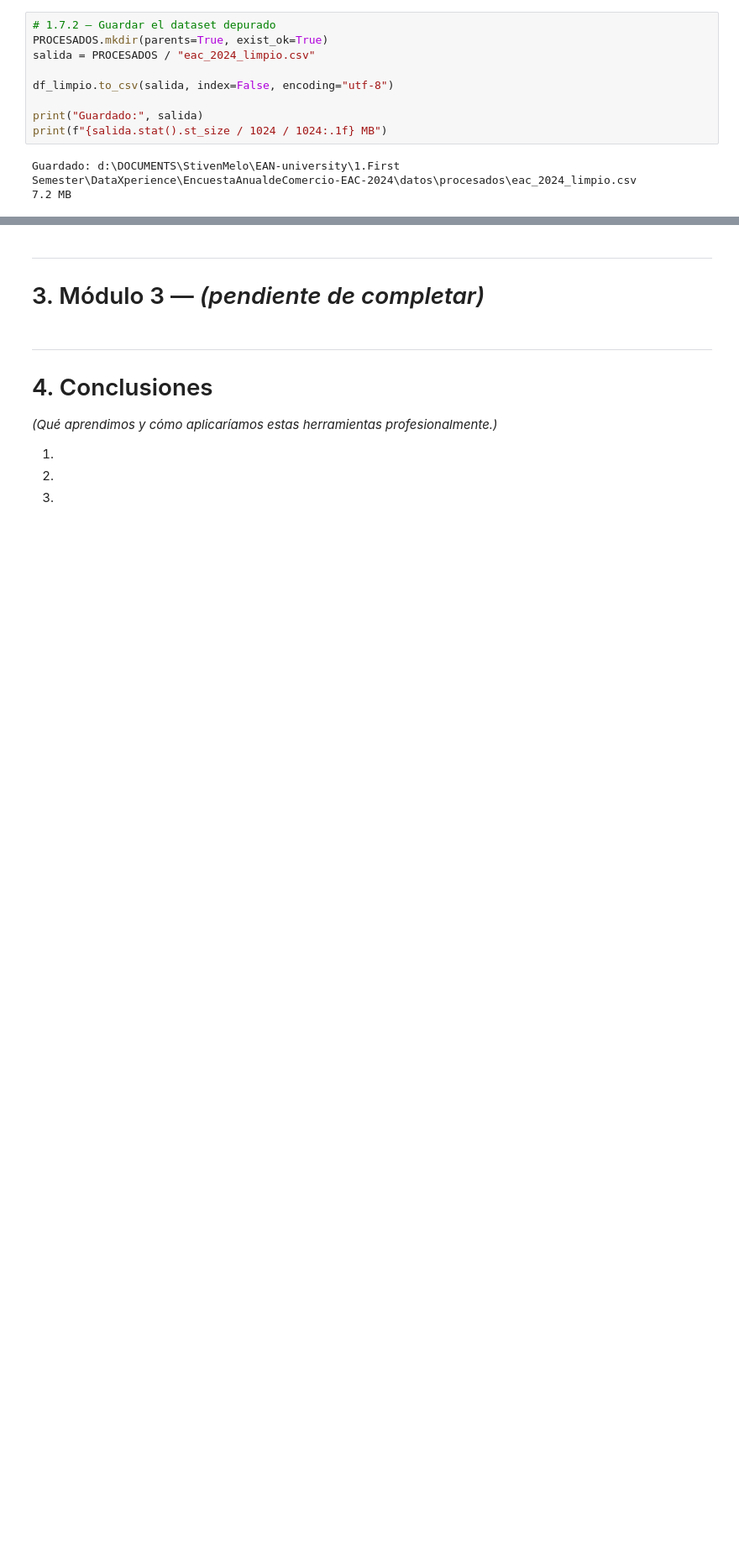
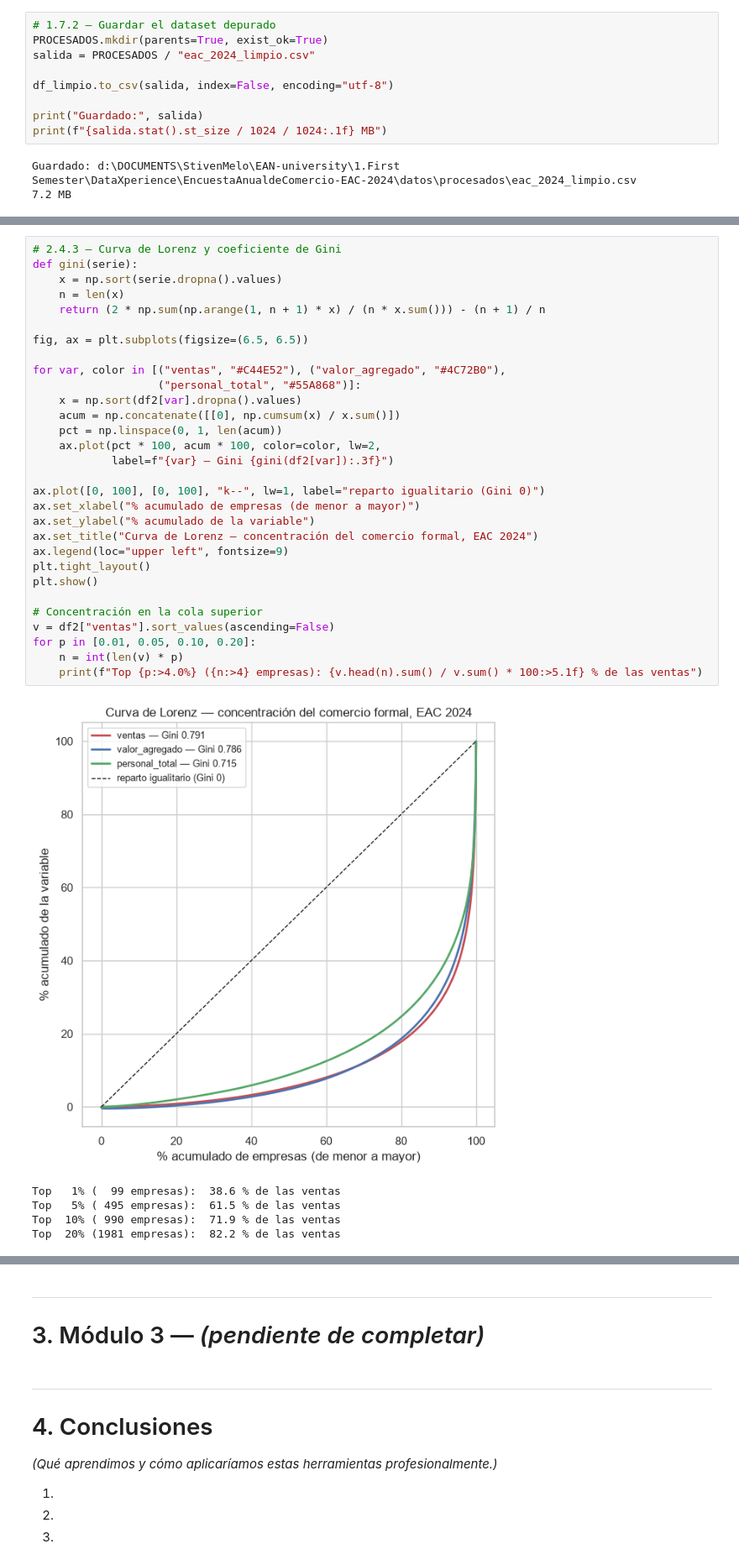
Before and after one commit to stivenmelo/analisis-eac-dane-2024, a Jupyter notebook: notebook/EAC_2024_analisis.ipynb, the cells around one changed output, grey strips where cells are left out. Shown at 84% size. Drawn from its saved outputs; the diff is of its cells as text; blank space fills up the shorter version.

```diff
--- a/notebook/EAC_2024_analisis.ipynb
+++ b/notebook/EAC_2024_analisis.ipynb
@@ -1020,0 +1608,36 @@ Guardado: d:\DOCUMENTS\StivenMelo\EAN-university\1.First Semester\DataXperience\
+# %%
+# 2.4.3 — Curva de Lorenz y coeficiente de Gini
+def gini(serie):
+    x = np.sort(serie.dropna().values)
+    n = len(x)
+    return (2 * np.sum(np.arange(1, n + 1) * x) / (n * x.sum())) - (n + 1) / n
+
+fig, ax = plt.subplots(figsize=(6.5, 6.5))
+
+for var, color in [("ventas", "#C44E52"), ("valor_agregado", "#4C72B0"),
+                   ("personal_total", "#55A868")]:
+    x = np.sort(df2[var].dropna().values)
+    acum = np.concatenate([[0], np.cumsum(x) / x.sum()])
+    pct = np.linspace(0, 1, len(acum))
+    ax.plot(pct * 100, acum * 100, color=color, lw=2,
+            label=f"{var} — Gini {gini(df2[var]):.3f}")
+
+ax.plot([0, 100], [0, 100], "k--", lw=1, label="reparto igualitario (Gini 0)")
+ax.set_xlabel("% acumulado de empresas (de menor a mayor)")
+ax.set_ylabel("% acumulado de la variable")
+ax.set_title("Curva de Lorenz — concentración del comercio formal, EAC 2024")
+ax.legend(loc="upper left", fontsize=9)
+plt.tight_layout()
+plt.show()
+
+# Concentración en la cola superior
+v = df2["ventas"].sort_values(ascending=False)
+for p in [0.01, 0.05, 0.10, 0.20]:
+    n = int(len(v) * p)
+    print(f"Top {p:>4.0%} ({n:>4} empresas): {v.head(n).sum() / v.sum() * 100:>5.1f} % de las ventas")
+# %% [output]
+[figure, added]
+Top   1% (  99 empresas):  38.6 % de las ventas
+Top   5% ( 495 empresas):  61.5 % de las ventas
+Top  10% ( 990 empresas):  71.9 % de las ventas
+Top  20% (1981 empresas):  82.2 % de las ventas
```
Also changed, not shown: parts of 97 cells of this notebook, 1 other file.
